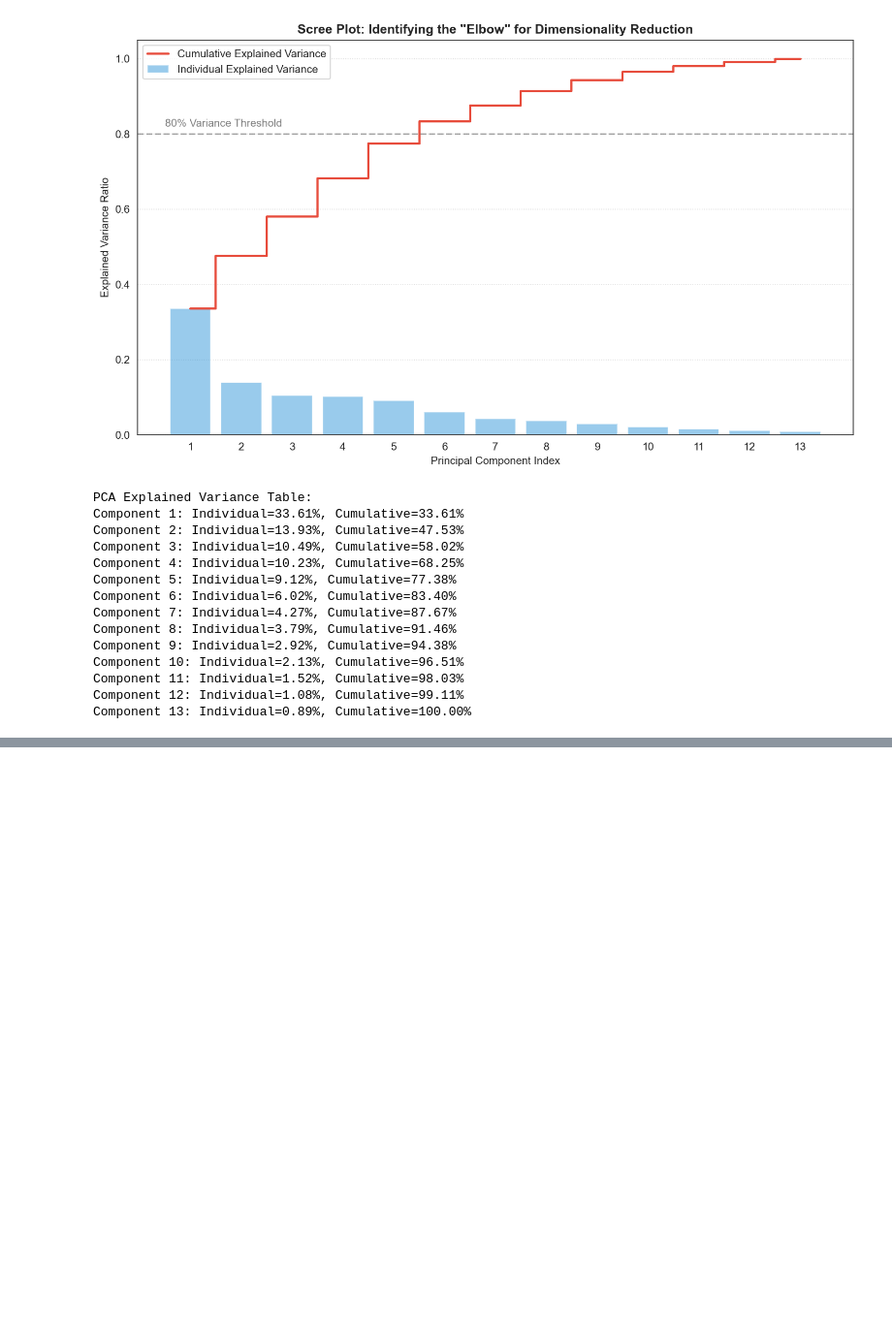
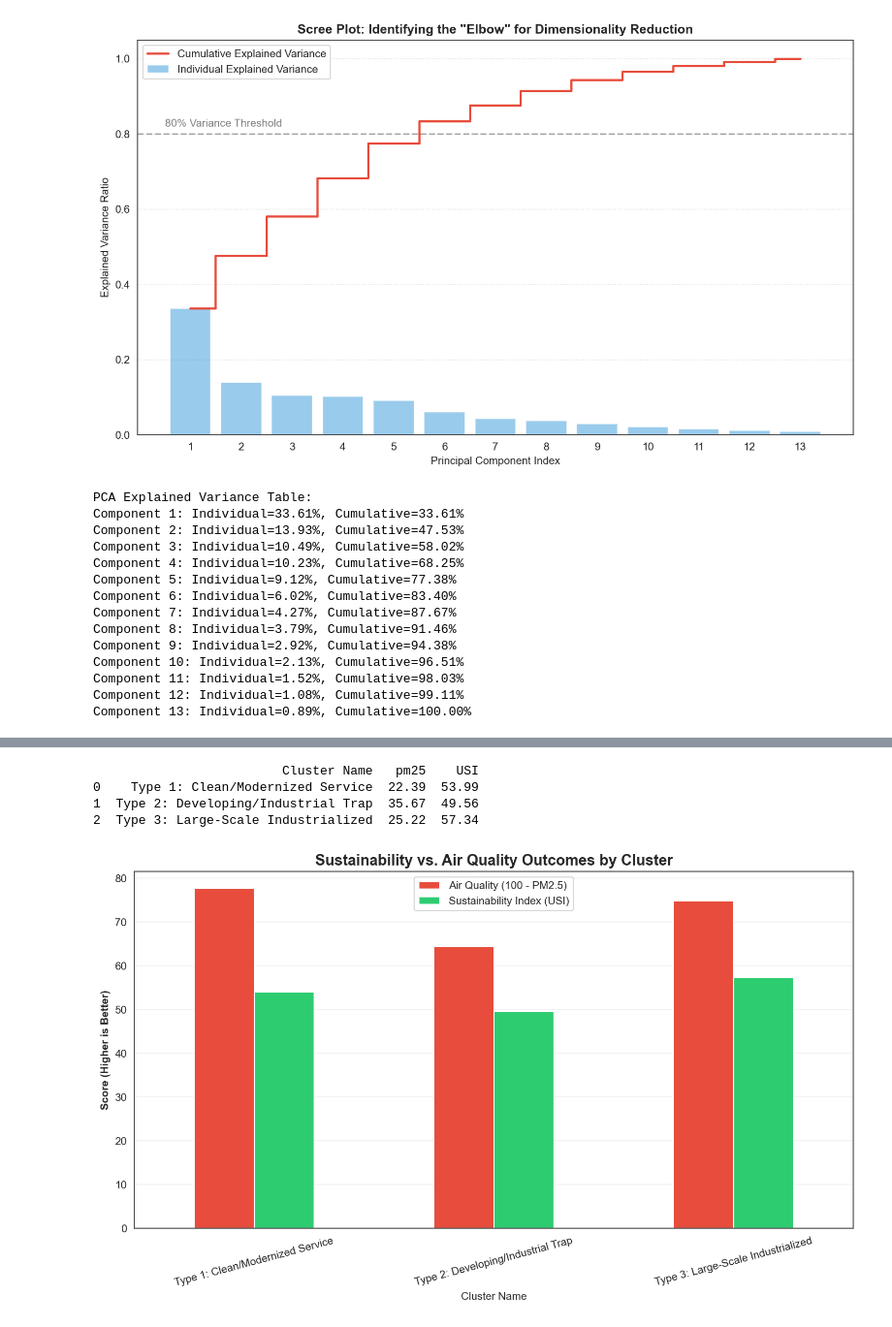
Before and after one commit to chrislowzhengxi/intro-ml, a Jupyter notebook: project/code.ipynb, the cells around one changed output, grey strips where cells are left out. Shown at 97% size. Drawn from its saved outputs; the diff is of its cells as text; code cells hidden in the pictures; blank space fills up the shorter version.

```diff
--- a/project/code.ipynb
+++ b/project/code.ipynb
@@ -1310,0 +1499,28 @@ Component 13: Individual=0.89%, Cumulative=100.00%
+# %%
+import matplotlib.pyplot as plt
+
+analysis_f = df.groupby('Cluster Name').agg({
+    'pm25': 'mean',
+    'USI': 'mean'
+}).reset_index().round(2)
+
+print(analysis_f)
+
+outcomes_plot = analysis_f.copy()
+outcomes_plot['PM2.5 (Inverted)'] = 100 - outcomes_plot['pm25'] # Lower pollution = higher bar
+
+outcomes_plot.plot(x='Cluster Name', y=['PM2.5 (Inverted)', 'USI'],
+                   kind='bar', figsize=(12, 6), color=['#e74c3c', '#2ecc71'])
+
+plt.title('Sustainability vs. Air Quality Outcomes by Cluster', fontsize=14, fontweight='bold')
+plt.ylabel('Score (Higher is Better)', fontweight='bold')
+plt.xticks(rotation=15)
+plt.legend(['Air Quality (100 - PM2.5)', 'Sustainability Index (USI)'])
+plt.grid(axis='y', alpha=0.3)
+plt.show()
+# %% [output]
+                         Cluster Name   pm25    USI
+0    Type 1: Clean/Modernized Service  22.39  53.99
+1  Type 2: Developing/Industrial Trap  35.67  49.56
+2  Type 3: Large-Scale Industrialized  25.22  57.34
+[figure, added]
```
Also changed, not shown: parts of 25 cells of this notebook.
